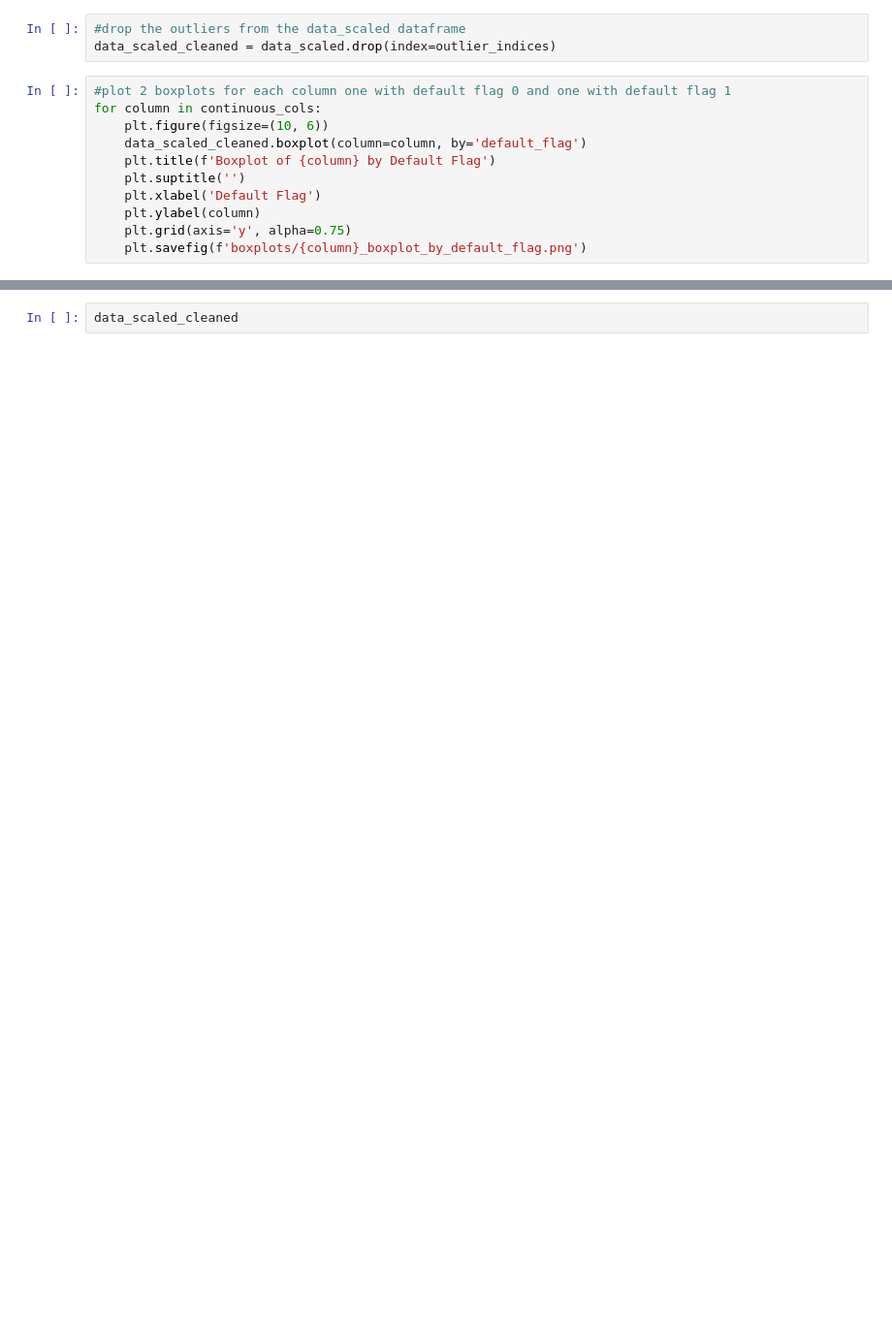
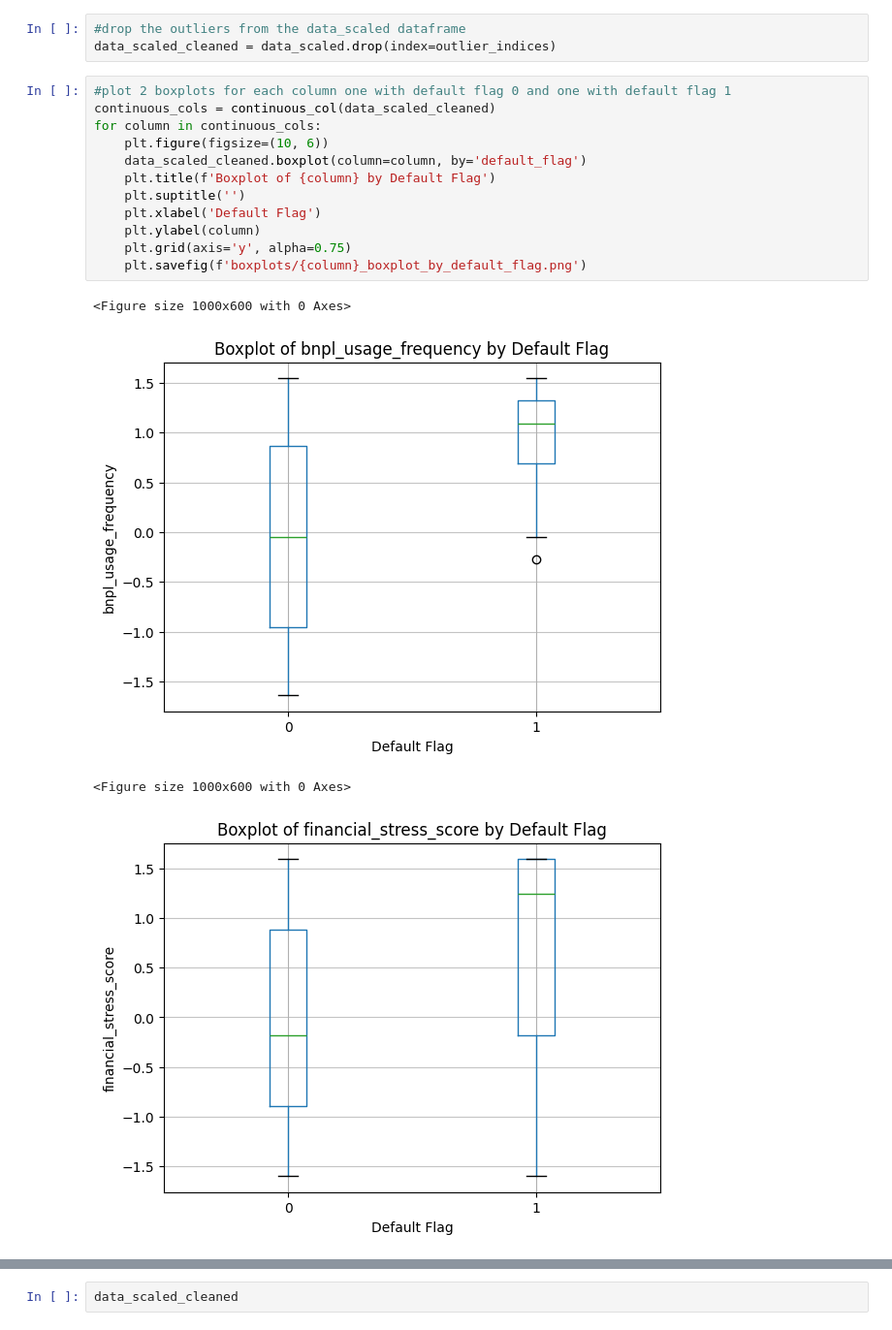
Before and after one commit to IsmailZei/Credit-Risk-Models-in-BNPL, a Jupyter notebook: test.ipynb, the cells around one changed output, grey strips where cells are left out. Shown at 97% size. Cells and saved outputs as stored; diff of their text form; blank space fills up the shorter version.

```diff
--- a/test.ipynb
+++ b/test.ipynb
@@ -155,12 +286,18 @@ print("Outlier indices:", outlier_indices)
 data_scaled_cleaned = data_scaled.drop(index=outlier_indices)
 # %%
 #plot 2 boxplots for each column one with default flag 0 and one with default flag 1
+continuous_cols = continuous_col(data_scaled_cleaned)
 for column in continuous_cols:
     plt.figure(figsize=(10, 6))
     data_scaled_cleaned.boxplot(column=column, by='default_flag')
     plt.title(f'Boxplot of {column} by Default Flag')
     plt.suptitle('')
     plt.xlabel('Default Flag')
     plt.ylabel(column)
     plt.grid(axis='y', alpha=0.75)
     plt.savefig(f'boxplots/{column}_boxplot_by_default_flag.png')
+# %% [output]
+<Figure size 1000x600 with 0 Axes>
+[figure, added]
+<Figure size 1000x600 with 0 Axes>
+[figure, added]
```
Also changed, not shown: parts of 32 cells of this notebook, 7 other files.
